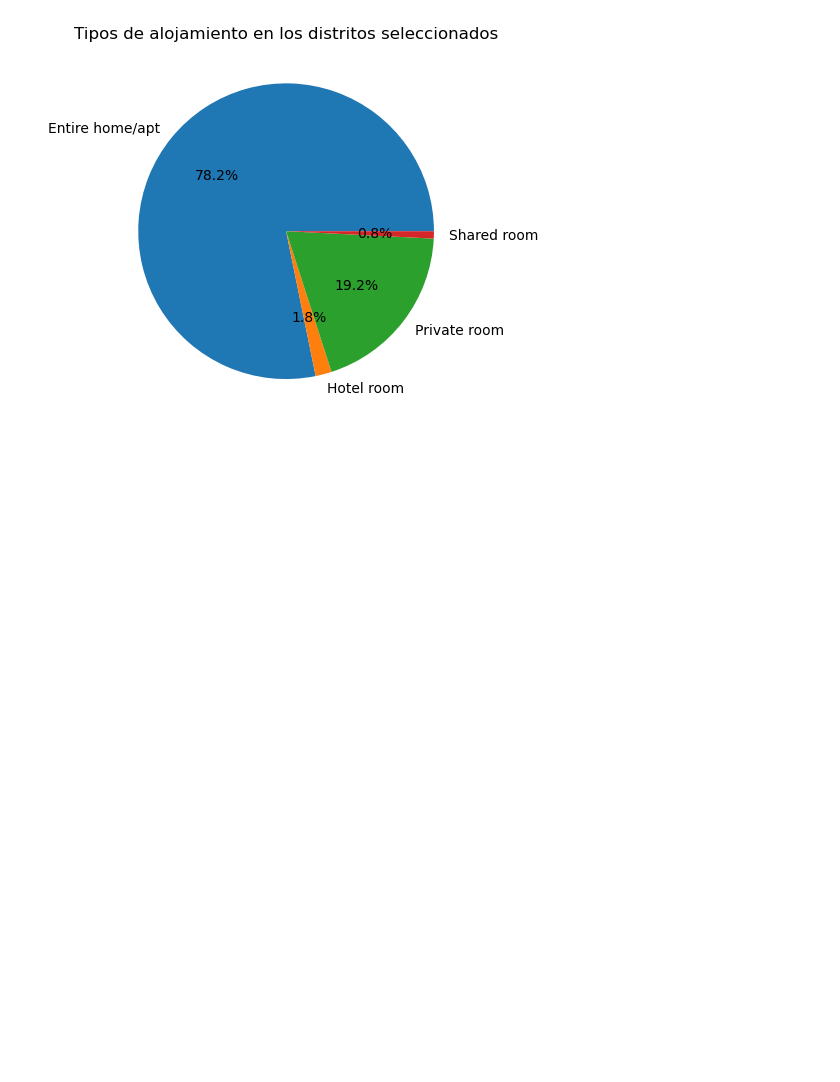
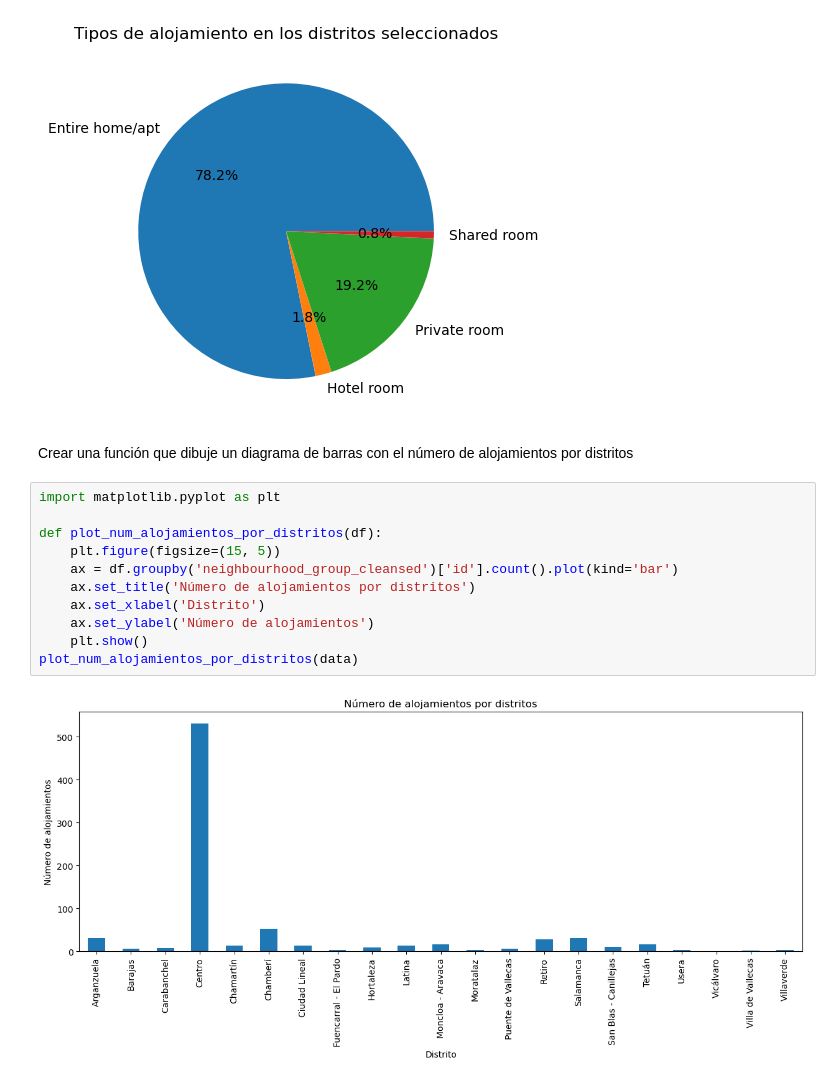
Before and after one commit to Jose-NachoySerra/Entrega-lunes-15, a Jupyter notebook: archivo.ipynb, the cells around one changed output. Drawn from its saved outputs; the diff is of its cells as text; blank space fills up the shorter version.

Commit message:
data

```diff
--- a/archivo.ipynb
+++ b/archivo.ipynb
@@ -200,3 +203,18 @@ def tipos_alojamiento_por_distrito(df, distritos):
 tipos_alojamiento_por_distrito(data, ['Centro', 'Arganzuela', 'Salamanca', 'Chamartín', 'Tetuán'])
 # %% [output]
 [figure]
+# %% [markdown]
+Crear una función que dibuje un diagrama de barras con el número de alojamientos por distritos
+# %%
+import matplotlib.pyplot as plt
+
+def plot_num_alojamientos_por_distritos(df):
+    plt.figure(figsize=(15, 5))
+    ax = df.groupby('neighbourhood_group_cleansed')['id'].count().plot(kind='bar')
+    ax.set_title('Número de alojamientos por distritos')
+    ax.set_xlabel('Distrito')
+    ax.set_ylabel('Número de alojamientos')
+    plt.show()
+plot_num_alojamientos_por_distritos(data)
+# %% [output]
+[figure, added]
```
Also changed, not shown: parts of 3 cells of this notebook.
